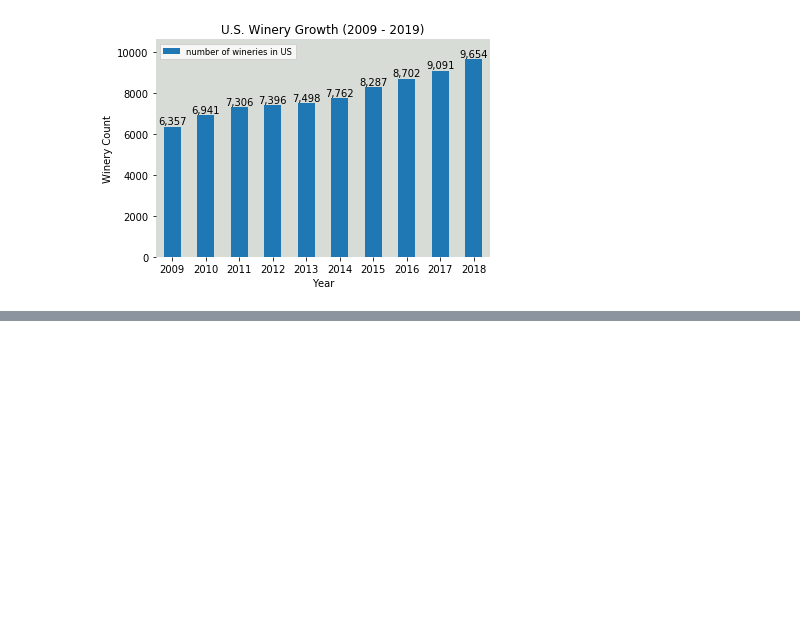
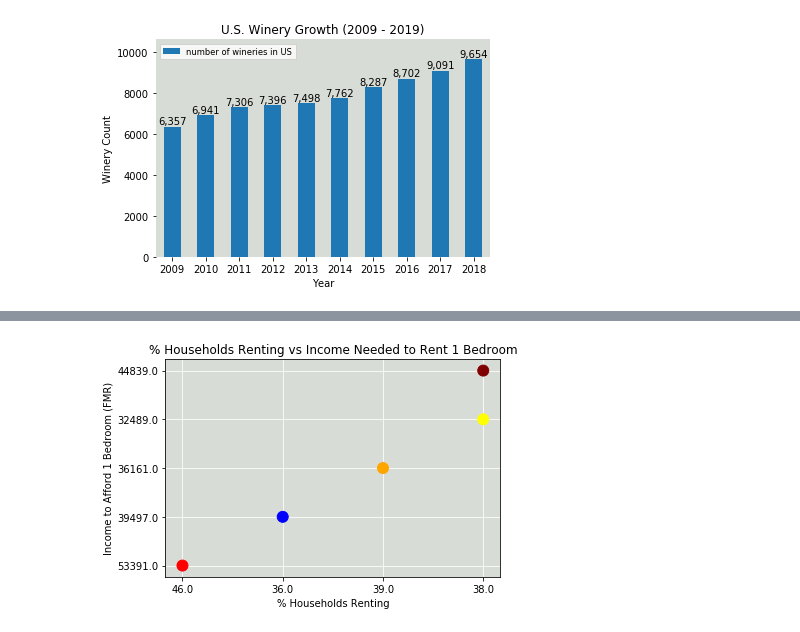
Before and after one commit to epayne323/ProjectOneRepo, a Jupyter notebook: Notebooks/Working/Working_Analysis_Plots_RM.ipynb, the cells around one changed output, grey strips where cells are left out. Drawn from its saved outputs; the diff is of its cells as text; code cells hidden in the pictures; blank space fills up the shorter version.

```diff
--- a/Notebooks/Working_Analysis_Plots_RM.ipynb
+++ b/Notebooks/Working/Working_Analysis_Plots_RM.ipynb
@@ -446,3 +446,7 @@ plt.savefig(os.path.join("..","Images","US_Wine_Growth.png"),bbox_inches="tight"
 plt.show()
 # %% [output]
 [figure]
+# %%
+afford = pd.read_csv(os.path.join("..","Data","Clean","NLIHC_OOR_2018_Clean.csv"))
+afford_df = pd.DataFrame(afford)
+afford_df
@@ -448,0 +472,4 @@ plt.show()
+# %%
+afford_df = afford_df.loc[afford_df['ST'].isin(["CA", "CO", "OR","TX","WA"])]
+afford_df = afford_df.loc[afford_df['Type'].isin(["STATE"])]
+afford_df.head()
@@ -448,0 +484,3 @@ plt.show()
+# %%
+afford_df = afford_df[['Type','ST','Renter households (2012-2016)','% of total households that are renters (2012-2016)','Annual AMI','30% of AMI ','Estimated renter median income','Income needed to afford 1 bdrm FMR']]
+afford_df
@@ -448,0 +494,32 @@ plt.show()
+# %%
+AMI = []
+Renter_income=[]
+Renter_per=[]
+onebd_fmr=[]
+States=["CA","CO","OR","TX","WA"]
+AMI = afford_df['Annual AMI'].values
+Renter_income = afford_df['Estimated renter median income'].values
+Renter_per= afford_df['% of total households that are renters (2012-2016)'].values
+onebd_fmr=afford_df['Income needed to afford 1 bdrm FMR'].values
+# States = afford_df['ST'].values
+colors = ["red","blue","orange","yellow","maroon"]
+# %%
+fix, ax = plt.subplots()
+unique = np.unique(States)
+scatter = ax.scatter (Renter_per,onebd_fmr,c=colors, s = 120,zorder=3)
+ax.set_title('% Households Renting vs Income Needed to Rent 1 Bedroom')
+# for i, u in enumerate(unique):
+#     xi = [Renter_per[j] for j  in range(len(Renter_per)) if classes[j] == u]
+#     yi = [onebd_fmr[j] for j  in range(len(Renter_per)) if classes[j] == u]
+#     plt.scatter(label=str(u))
+# plt.legend()
+
+# ax.legend(fontsize='small', loc='best')
+ax.set_xlabel("% Households Renting")
+ax.set_ylabel("Income to Afford 1 Bedroom (FMR)")
+ax.set_facecolor("xkcd:light grey")
+ax.grid(True,color='white')
+plt.savefig(os.path.join("..","Images","renters_onebed.png"),bbox_inches="tight")
+plt.show()
+# %% [output]
+[figure, added]
```
Also changed, not shown: parts of 8 cells of this notebook, 11 other files.
